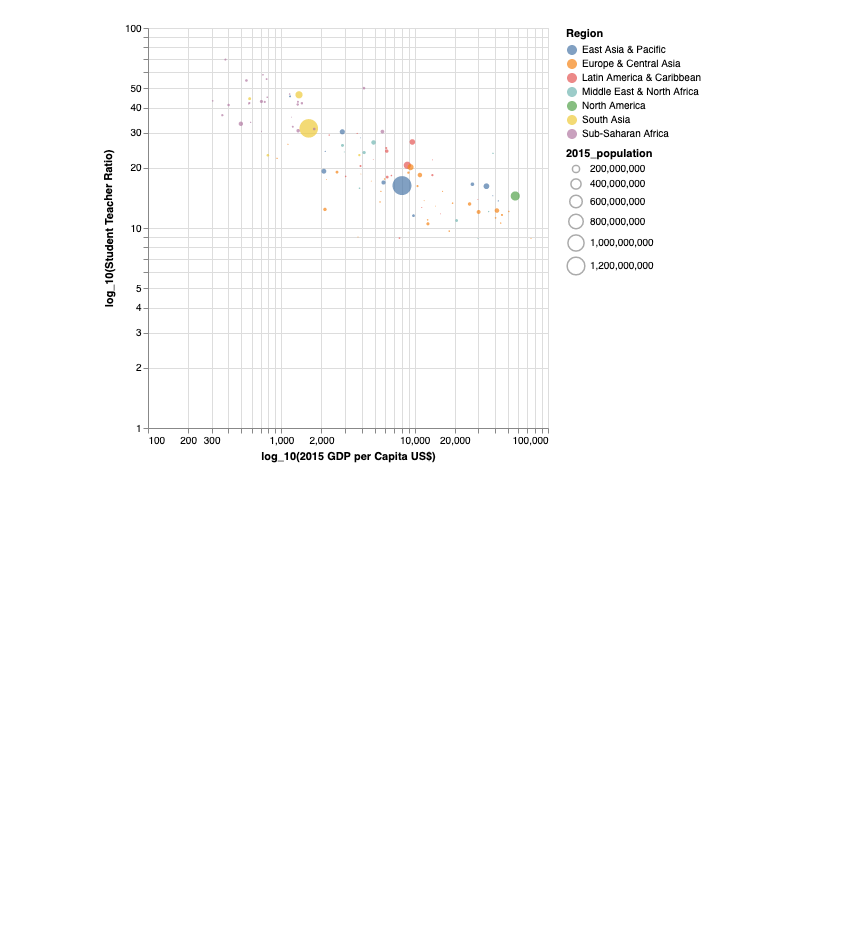
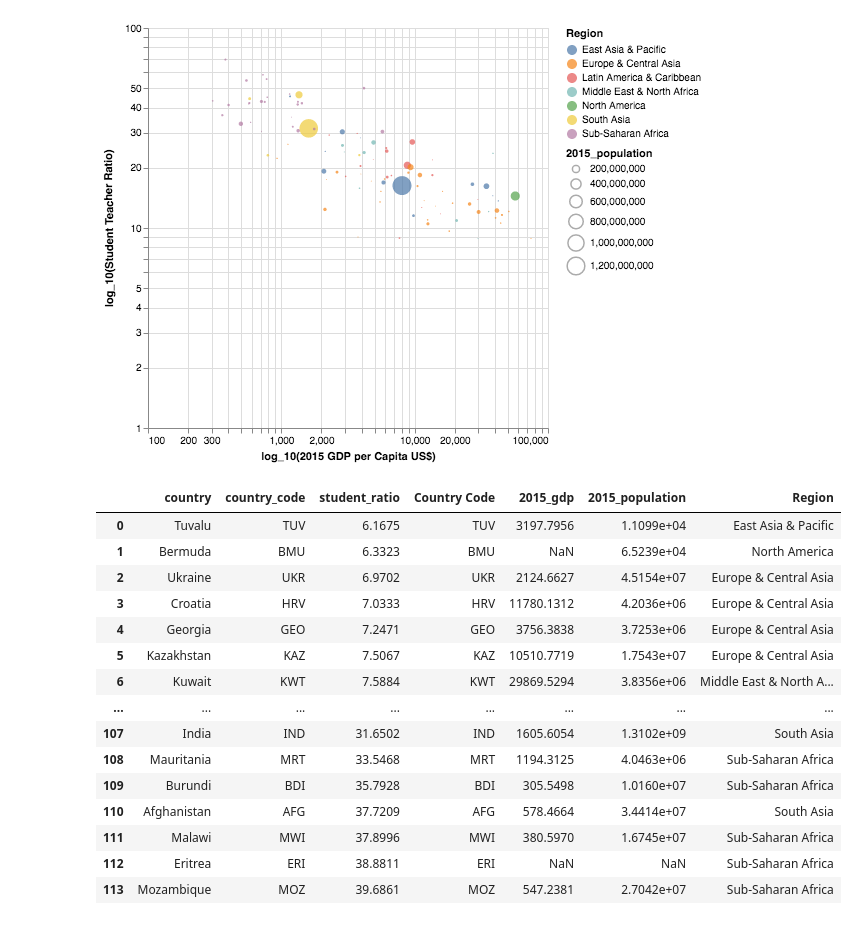
Before and after one commit to ras592/tidy-tuesday-py, a Jupyter notebook: tidy_tuesday_student_ratios.ipynb, the cells around one changed output. Saved outputs shown, nothing was run; the diff lists cells and outputs as text; code cells hidden in the pictures; blank space fills up the shorter version.

```diff
--- a/tidy_tuesday_student_ratios.ipynb
+++ b/tidy_tuesday_student_ratios.ipynb
@@ -116 +112,13 @@ Name: country_code, dtype: int64
+# %%
+def filter_df_by_indicator_year(df, indicator, year=None):
+    if year:
+        _filter = (df['indicator'] == indicator) & (df['year'] == year)
+    else:
+        _filter = (df['indicator'] == indicator)
+
+    _df = (
+        df[_filter][['country', 'country_code', 'student_ratio']][~df['student_ratio'].isnull()]
+         .sort_values('student_ratio')
+    )
+    return _df
 # %%
@@ -164,2 +172,13 @@ gdp_2015_df = wdi_df[wdi_df['Indicator Code'] == 'NY.GDP.PCAP.CD'][['Country Cod
+# %%
+def filter_wdi_by_indicator_year(df, indicator, year=None):
+    _filter = df['Indicator Code'] == indicator
+
+    if not year:
+        return df[_filter]
+
+    return df[_filter][['Country Code', str(year)]]
 # %%
+# NY.GDP.PCAP.CD - GDP per capita in US$
+gdp_2015_df = filter_wdi_by_indicator_year(wdi_df, 'NY.GDP.PCAP.CD', 2015)
 merged_df = pd.merge(_df, gdp_2015_df, left_on=['country_code'], right_on=['Country Code'])
+merged_df
@@ -321,0 +306,26 @@ chart_log.properties(height=400, width=400)
+# %%
+# Primary vs Secondary S/T Ratios
+
+secondary_df = filter_df_by_indicator_year(df, 'Secondary Education', year=2015)
+
+secondary_merged_df = pd.merge(secondary_df, gdp_2015_df, left_on=['country_code'], right_on=['Country Code'])
+pop_secondary_merged_df = pd.merge(secondary_merged_df, pop_2015_df, on=['Country Code'], suffixes=('_gdp', '_population'))
+pop_reg_secondary_merged_df = pd.merge(pop_secondary_merged_df, wdi_country_df[['Country Code', 'Region']], on=['Country Code'])
+pop_reg_secondary_merged_df
+# %% [output]
+|  | country | country_code | student_ratio | Country Code | 2015_gdp | 2015_population | Region |
+| 0 | Tuvalu | TUV | 6.1675 | TUV | 3197.7956 | 1.1099e+04 | East Asia & Pacific |
+| 1 | Bermuda | BMU | 6.3323 | BMU | NaN | 6.5239e+04 | North America |
+| 2 | Ukraine | UKR | 6.9702 | UKR | 2124.6627 | 4.5154e+07 | Europe & Central Asia |
+| 3 | Croatia | HRV | 7.0333 | HRV | 11780.1312 | 4.2036e+06 | Europe & Central Asia |
+| 4 | Georgia | GEO | 7.2471 | GEO | 3756.3838 | 3.7253e+06 | Europe & Central Asia |
+| 5 | Kazakhstan | KAZ | 7.5067 | KAZ | 10510.7719 | 1.7543e+07 | Europe & Central Asia |
+| 6 | Kuwait | KWT | 7.5884 | KWT | 29869.5294 | 3.8356e+06 | Middle East & North A... |
+| ... | ... | ... | ... | ... | ... | ... | ... |
+| 107 | India | IND | 31.6502 | IND | 1605.6054 | 1.3102e+09 | South Asia |
+| 108 | Mauritania | MRT | 33.5468 | MRT | 1194.3125 | 4.0463e+06 | Sub-Saharan Africa |
+| 109 | Burundi | BDI | 35.7928 | BDI | 305.5498 | 1.0160e+07 | Sub-Saharan Africa |
+| 110 | Afghanistan | AFG | 37.7209 | AFG | 578.4664 | 3.4414e+07 | South Asia |
+| 111 | Malawi | MWI | 37.8996 | MWI | 380.5970 | 1.6745e+07 | Sub-Saharan Africa |
+| 112 | Eritrea | ERI | 38.8811 | ERI | NaN | NaN | Sub-Saharan Africa |
+| 113 | Mozambique | MOZ | 39.6861 | MOZ | 547.2381 | 2.7042e+07 | Sub-Saharan Africa |
```
Also changed, not shown: parts of 17 cells of this notebook, 1 other file.
